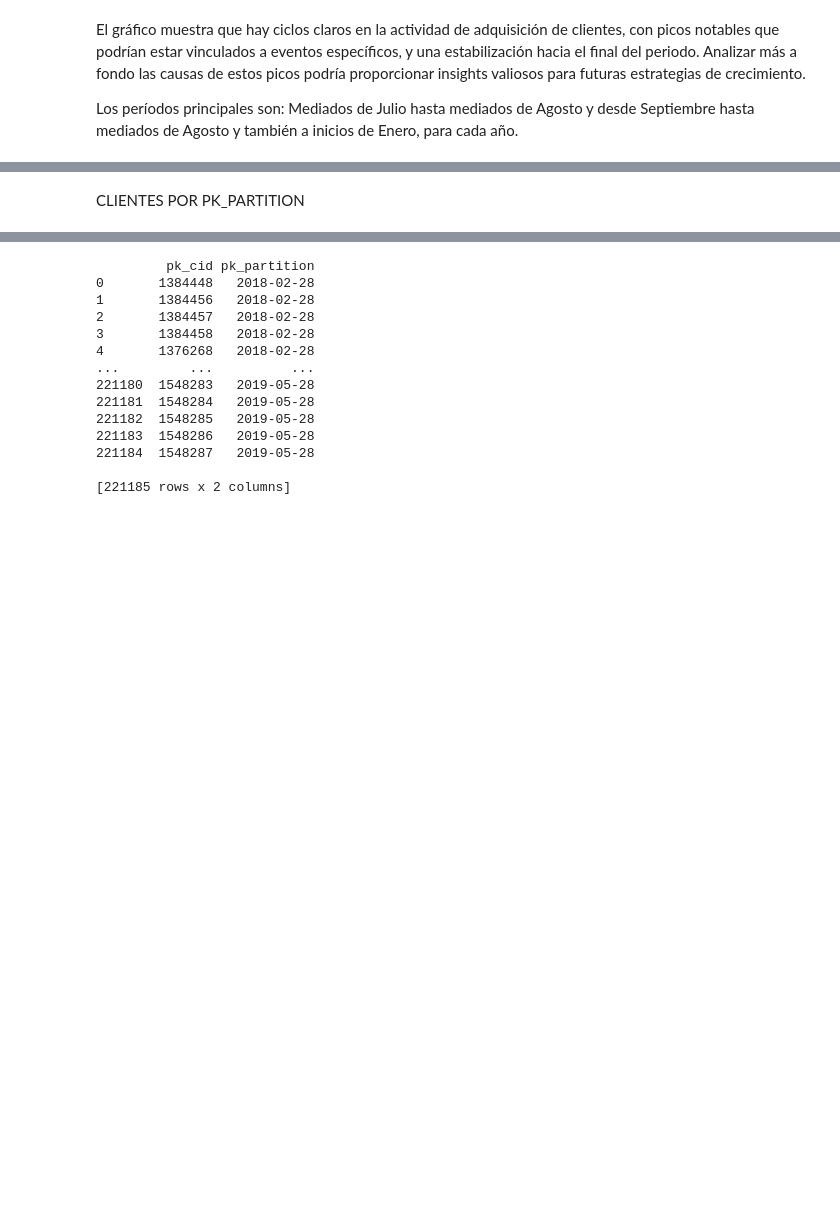
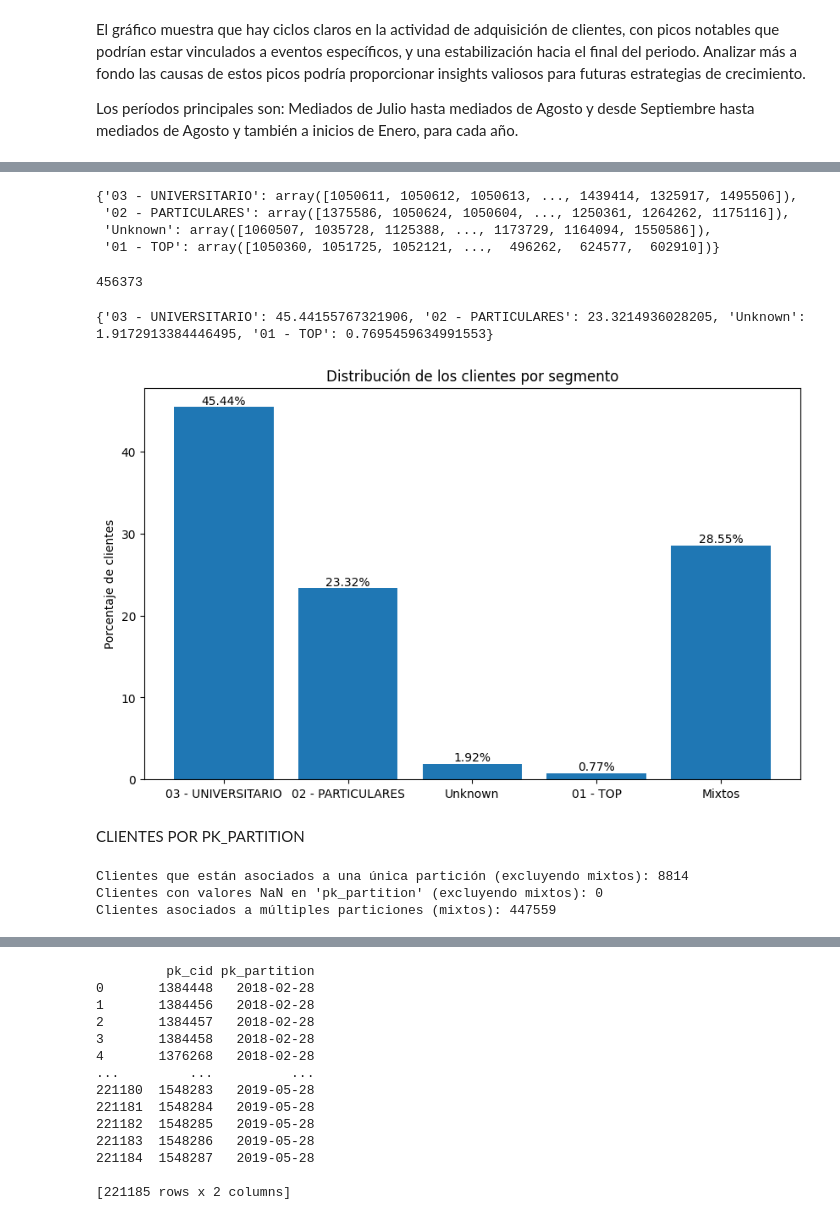
Before and after one commit to jascicz/easy_money_Project, a Jupyter notebook: javier-Proyecto.ipynb, the cells around one changed output, grey strips where cells are left out. Drawn from its saved outputs; the diff is of its cells as text; code cells hidden in the pictures; blank space fills up the shorter version.

```diff
--- a/javier-Proyecto.ipynb
+++ b/javier-Proyecto.ipynb
@@ -474,3 +514,0 @@ SEGMENTACION DE CLIENTES
-# %%
-df_full["segment"] = df_full["segment"].cat.add_categories(["Unknown"]).fillna("Unknown")
-df_full["segment"].value_counts().apply(lambda x: x/df_full["segment"].count()*100)
@@ -500,2 +599,72 @@ df_full[df_full["pk_cid"] == 383905]
+# %%
+# tengo un dicccionario con el conteo de clientes por categoria, solo faltan los clientes mixtos
+# que se encuentran en la variable clientes_mixtos_segment
+conteo_categorias
+# tengo un diccionario con los clientes por categoria, solo faltan los clientes mixtos
+# que se encuentran en la variable clientes_mixtos_segment
+pkcid_categorias
+# %% [output]
+{'03 - UNIVERSITARIO': array([1050611, 1050612, 1050613, ..., 1439414, 1325917, 1495506]),
+ '02 - PARTICULARES': array([1375586, 1050624, 1050604, ..., 1250361, 1264262, 1175116]),
+ 'Unknown': array([1060507, 1035728, 1125388, ..., 1173729, 1164094, 1550586]),
+ '01 - TOP': array([1050360, 1051725, 1052121, ...,  496262,  624577,  602910])}
+# %%
+# se comprueba que la suma de los clientes en cada segmento es igual a la cantidad de clientes únicos
+sum(list(conteo_categorias.values())) + n_con_nan_segment + n_mixtos_segment
+# %% [output]
+456373
+# %%
+# quiero llevar lo anterior a porcentajes
+# porcentaje de clientes por segmento
+# porcentaje de clientes por segmento ya con todos los clientes
+total_clientes = sum(list(conteo_categorias.values())) + n_con_nan_segment + n_mixtos_segment
+porcentaje_clientes = {}
+for key, value in conteo_categorias.items():
+    porcentaje_clientes[key] = value/total_clientes*100
+porcentaje_clientes["Mixtos"] = len(clientes_mixtos_segment)/total_clientes*100
+porcentaje_clientes
+# %% [output]
+{'03 - UNIVERSITARIO': 45.44155767321906, '02 - PARTICULARES': 23.3214936028205, 'Unknown': 1.9172913384446495, '01 - TOP': 0.7695459634991553}
+# %%
+# grafico de barras de porcentaje_clientes
+plt.figure(figsize=(10, 6))
+plt.bar(porcentaje_clientes.keys(), porcentaje_clientes.values())
+plt.ylabel('Porcentaje de clientes')
+plt.title('Distribución de los clientes por segmento')
+for i in range(len(porcentaje_clientes)):
+    plt.text(i, list(porcentaje_clientes.values())[i], f"{list(porcentaje_clientes.values())[i]:.2f}%", ha = 'center', va = 'bottom')
+plt.show()
+# %% [output]
+[figure, added]
 # %% [markdown]
 CLIENTES POR PK_PARTITION
+# %%
+# Contar cuántos valores únicos de 'pk_partition' tiene cada cliente
+estado_por_cliente_partition = df_full.groupby('pk_cid')['pk_partition'].nunique()
+
+# Identificar clientes con particiones mixtas (múltiples particiones)
+clientes_mixtos_partition = estado_por_cliente_partition[estado_por_cliente_partition > 1].index
+
+# Excluir los clientes mixtos del análisis de las otras categorías
+df_no_mixtos_partition = df_full[~df_full['pk_cid'].isin(clientes_mixtos_partition)]
+
+# Identificar clientes que están asociados a una única partición
+clientes_una_particion = df_no_mixtos_partition.groupby('pk_cid')['pk_partition'].nunique()
+clientes_una_particion = clientes_una_particion[clientes_una_particion == 1].index
+
+# Identificar clientes con valores NaN en 'pk_partition' (excluyendo clientes mixtos)
+clientes_con_nan_partition = df_no_mixtos_partition[df_no_mixtos_partition['pk_partition'].isna()]['pk_cid'].unique()
+
+# Contar el número de clientes en cada categoría (excluyendo mixtos)
+n_una_particion = len(clientes_una_particion)
+n_con_nan_partition = len(clientes_con_nan_partition)
+n_mixtos_partition = len(clientes_mixtos_partition)
+
+# Mostrar los resultados
+print(f"Clientes que están asociados a una única partición (excluyendo mixtos): {n_una_particion}")
+print(f"Clientes con valores NaN en 'pk_partition' (excluyendo mixtos): {n_con_nan_partition}")
+print(f"Clientes asociados a múltiples particiones (mixtos): {n_mixtos_partition}")
+# %% [output]
+Clientes que están asociados a una única partición (excluyendo mixtos): 8814
+Clientes con valores NaN en 'pk_partition' (excluyendo mixtos): 0
+Clientes asociados a múltiples particiones (mixtos): 447559
```
Also changed, not shown: parts of 19 cells of this notebook.
